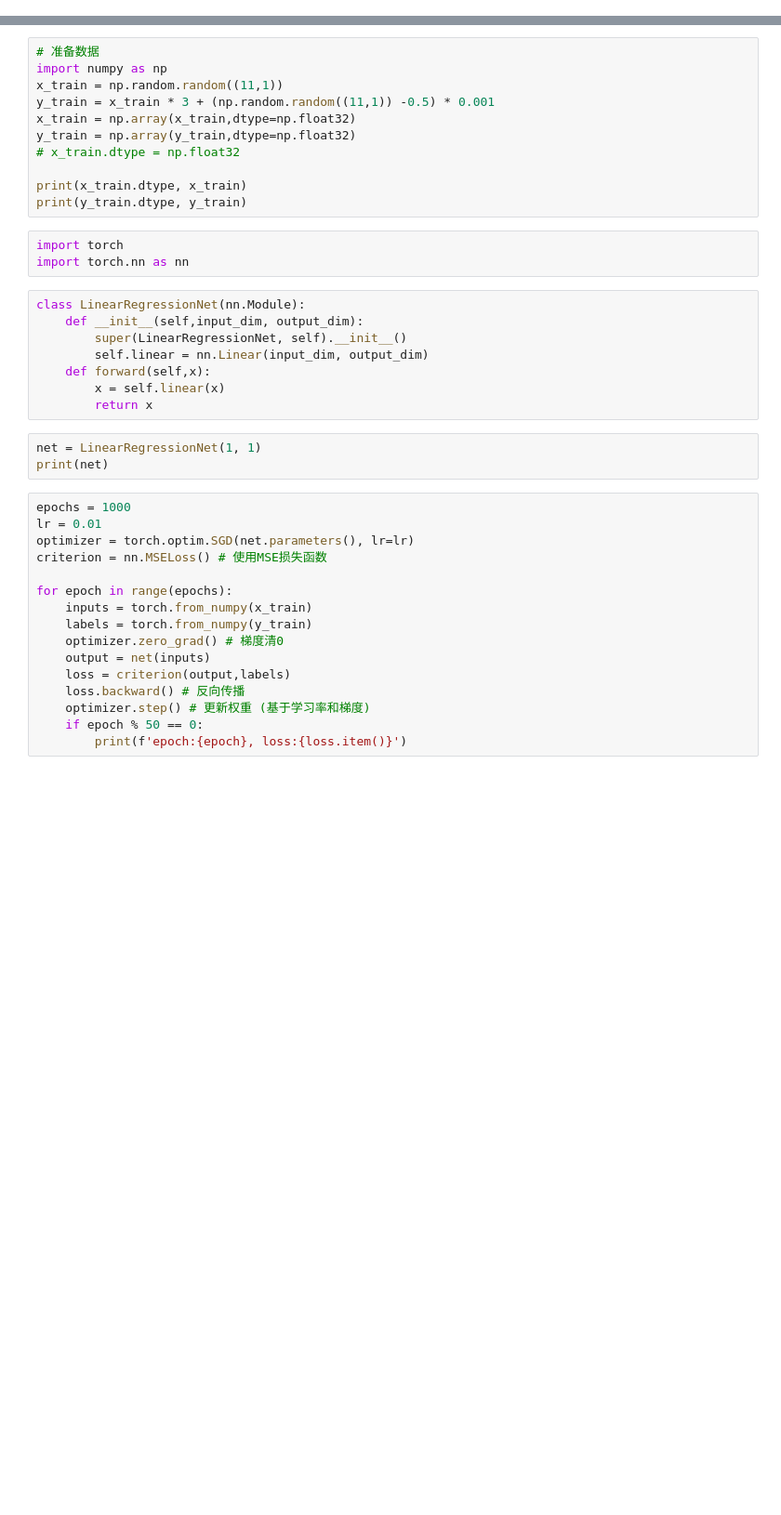
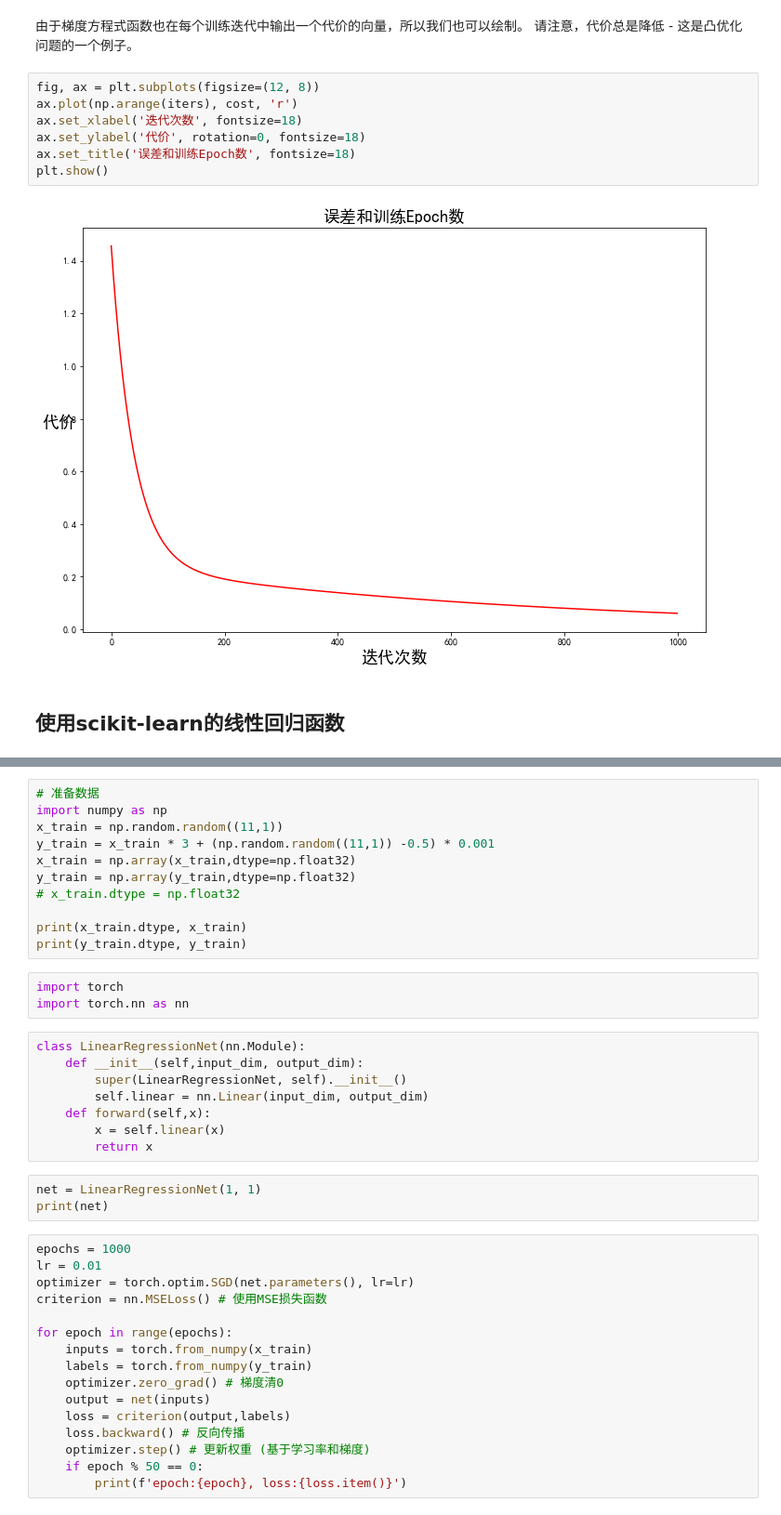
Before and after one commit to edgardeng/machine-learning-pytorch, a Jupyter notebook: part02-machine-learning/2_1_linear_regression.ipynb, the cells around one changed output, grey strips where cells are left out. Shown at 93% size. Cells and saved outputs as stored; diff of their text form; blank space fills up the shorter version.

```diff
--- a/part02-machine-learning/2_1_linear_regression.ipynb
+++ b/part02-machine-learning/2_1_linear_regression.ipynb
@@ -0,0 +189,13 @@
+# %% [markdown]
+由于梯度方程式函数也在每个训练迭代中输出一个代价的向量，所以我们也可以绘制。 请注意，代价总是降低 - 这是凸优化问题的一个例子。
+# %%
+fig, ax = plt.subplots(figsize=(12, 8))
+ax.plot(np.arange(iters), cost, 'r')
+ax.set_xlabel('迭代次数', fontsize=18)
+ax.set_ylabel('代价', rotation=0, fontsize=18)
+ax.set_title('误差和训练Epoch数', fontsize=18)
+plt.show()
+# %% [output]
+[figure, added]
+# %% [markdown]
+## 使用scikit-learn的线性回归函数
```
Also changed, not shown: parts of 43 cells of this notebook, 9 other files.
